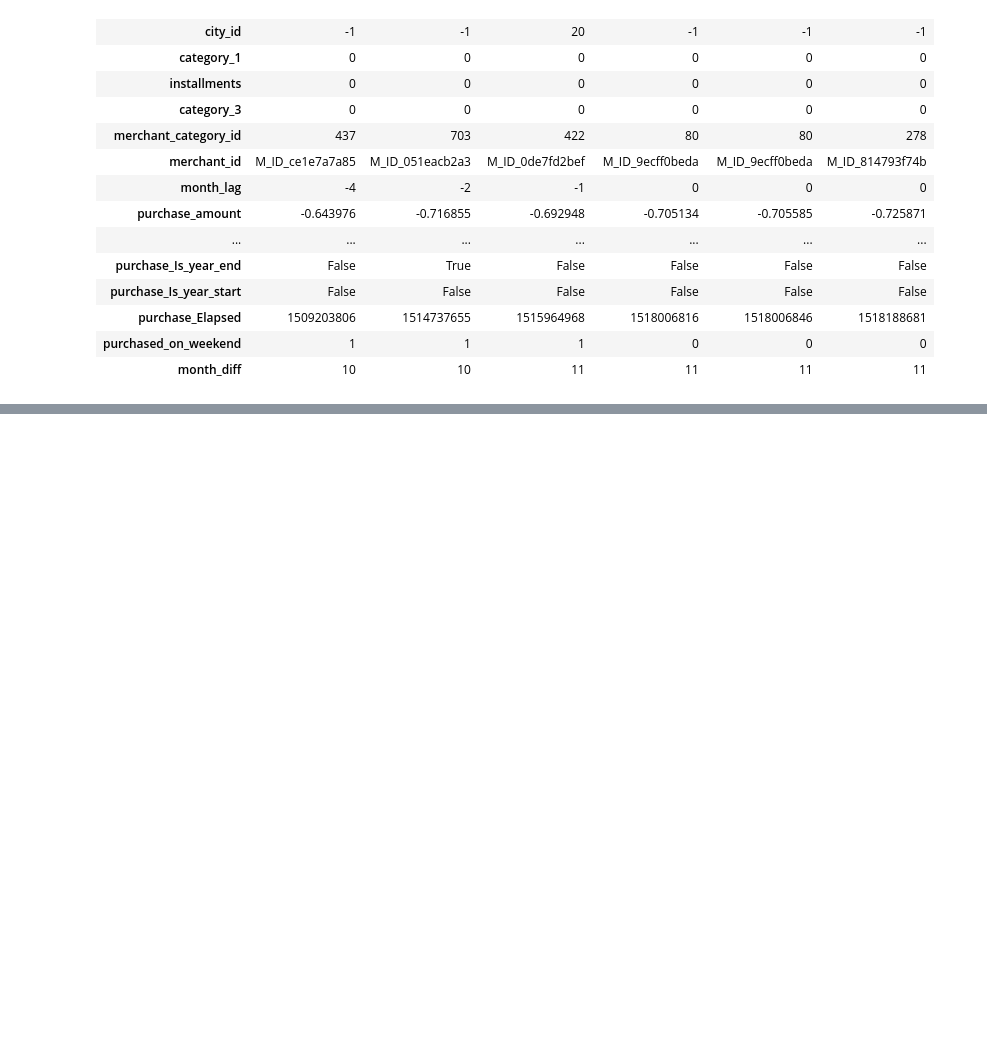
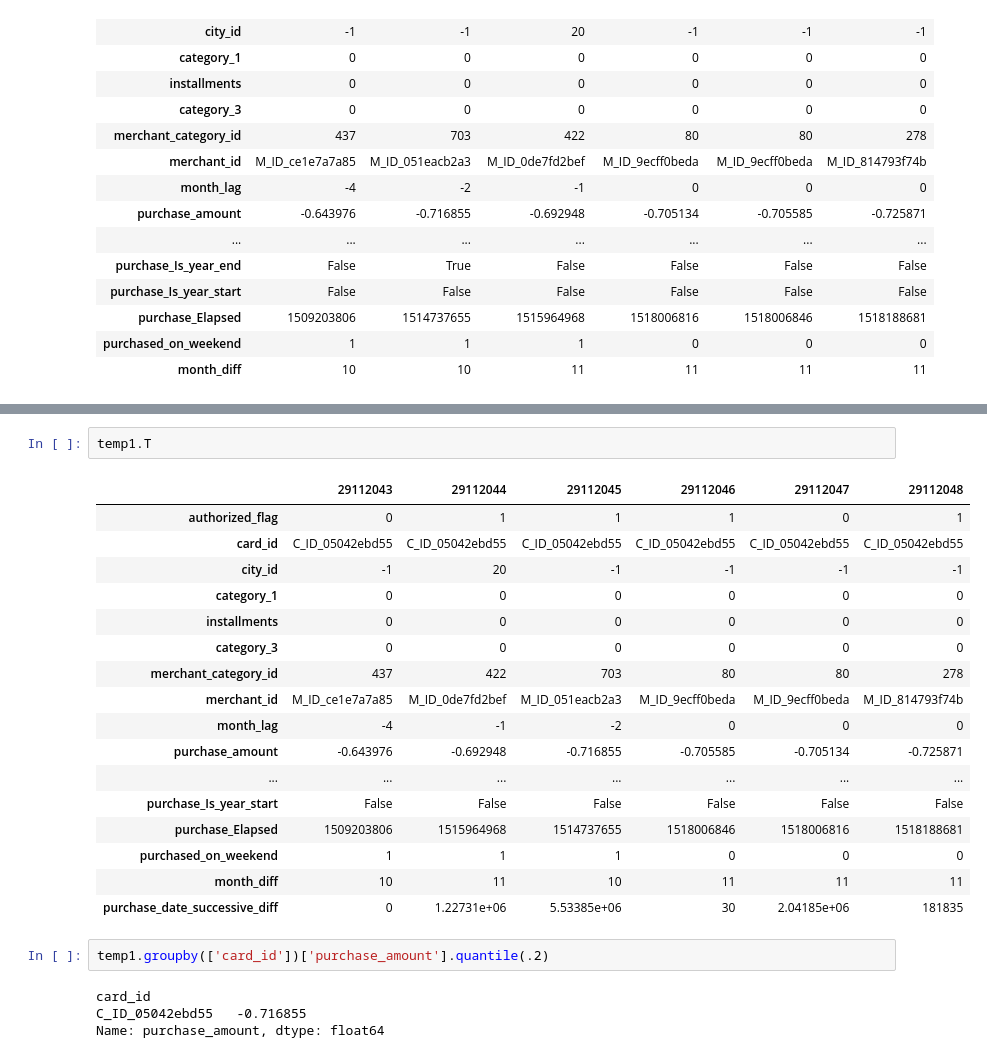
Before and after one commit to anonymouskitler/kaggle, a Jupyter notebook: scrap pad 2.ipynb, the cells around one changed output, grey strips where cells are left out. Saved outputs shown, nothing was run; the diff lists cells and outputs as text; blank space fills up the shorter version.

```diff
--- a/scrap pad 2.ipynb
+++ b/scrap pad 2.ipynb
@@ -370,0 +416,26 @@ temp1.T
+# %%
+temp1.T
+# %% [output]
+|  | 29112043 | 29112044 | 29112045 | 29112046 | 29112047 | 29112048 |
+| authorized_flag | 0 | 1 | 1 | 1 | 0 | 1 |
+| card_id | C_ID_05042ebd55 | C_ID_05042ebd55 | C_ID_05042ebd55 | C_ID_05042ebd55 | C_ID_05042ebd55 | C_ID_05042ebd55 |
+| city_id | -1 | 20 | -1 | -1 | -1 | -1 |
+| category_1 | 0 | 0 | 0 | 0 | 0 | 0 |
+| installments | 0 | 0 | 0 | 0 | 0 | 0 |
+| category_3 | 0 | 0 | 0 | 0 | 0 | 0 |
+| merchant_category_id | 437 | 422 | 703 | 80 | 80 | 278 |
+| merchant_id | M_ID_ce1e7a7a85 | M_ID_0de7fd2bef | M_ID_051eacb2a3 | M_ID_9ecff0beda | M_ID_9ecff0beda | M_ID_814793f74b |
+| month_lag | -4 | -1 | -2 | 0 | 0 | 0 |
+| purchase_amount | -0.643976 | -0.692948 | -0.716855 | -0.705585 | -0.705134 | -0.725871 |
+| ... | ... | ... | ... | ... | ... | ... |
+| purchase_Is_year_start | False | False | False | False | False | False |
+| purchase_Elapsed | 1509203806 | 1515964968 | 1514737655 | 1518006846 | 1518006816 | 1518188681 |
+| purchased_on_weekend | 1 | 1 | 1 | 0 | 0 | 0 |
+| month_diff | 10 | 11 | 10 | 11 | 11 | 11 |
+| purchase_date_successive_diff | 0 | 1.22731e+06 | 5.53385e+06 | 30 | 2.04185e+06 | 181835 |
+# %%
+temp1.groupby(['card_id'])['purchase_amount'].quantile(.2)
+# %% [output]
+card_id
+C_ID_05042ebd55   -0.716855
+Name: purchase_amount, dtype: float64
```
Also changed, not shown: parts of 7 cells of this notebook, 13 other files.
